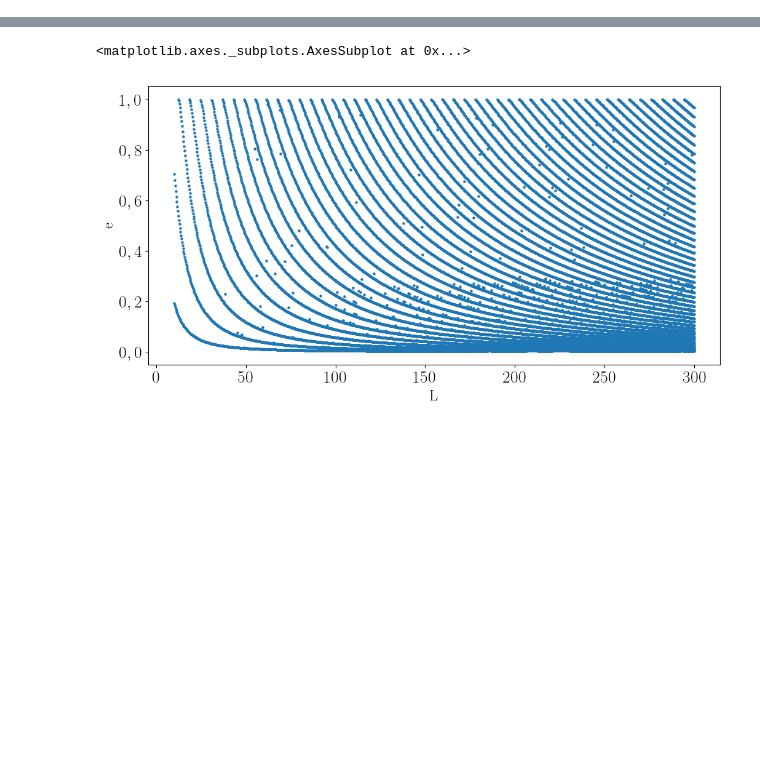
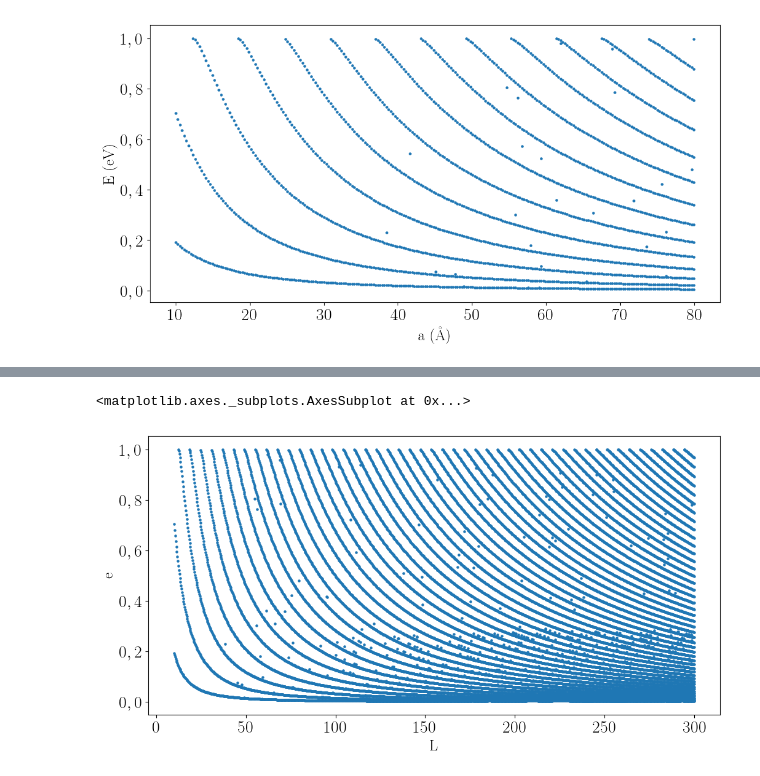
Before and after one commit to thiagolcmelo/quantum-modules, a Jupyter notebook: Untitled.ipynb, the cells around one changed output, grey strips where cells are left out. Cells and saved outputs as stored; diff of their text form; code cells hidden in the pictures; blank space fills up the shorter version.

```diff
--- a/Untitled.ipynb
+++ b/Untitled.ipynb
@@ -34,0 +35,8 @@ Text(0,0.5,'E (eV)')
+# %%
+analitic = pd.read_csv('results/quantum_well_eigenvalues_by_well_length.csv', index_col=0)
+ax = analitic[analitic['L'] <= 80].plot.scatter(x='L',y='e')
+ax.set_xlabel('a (\AA)')
+ax.set_ylabel('E (eV)')
+plt.savefig('poco_quantico_analitico.png', bbox_inches='tight')
+# %% [output]
+[figure, added]
```
Also changed, not shown: parts of 6 cells of this notebook, 9 other files.
